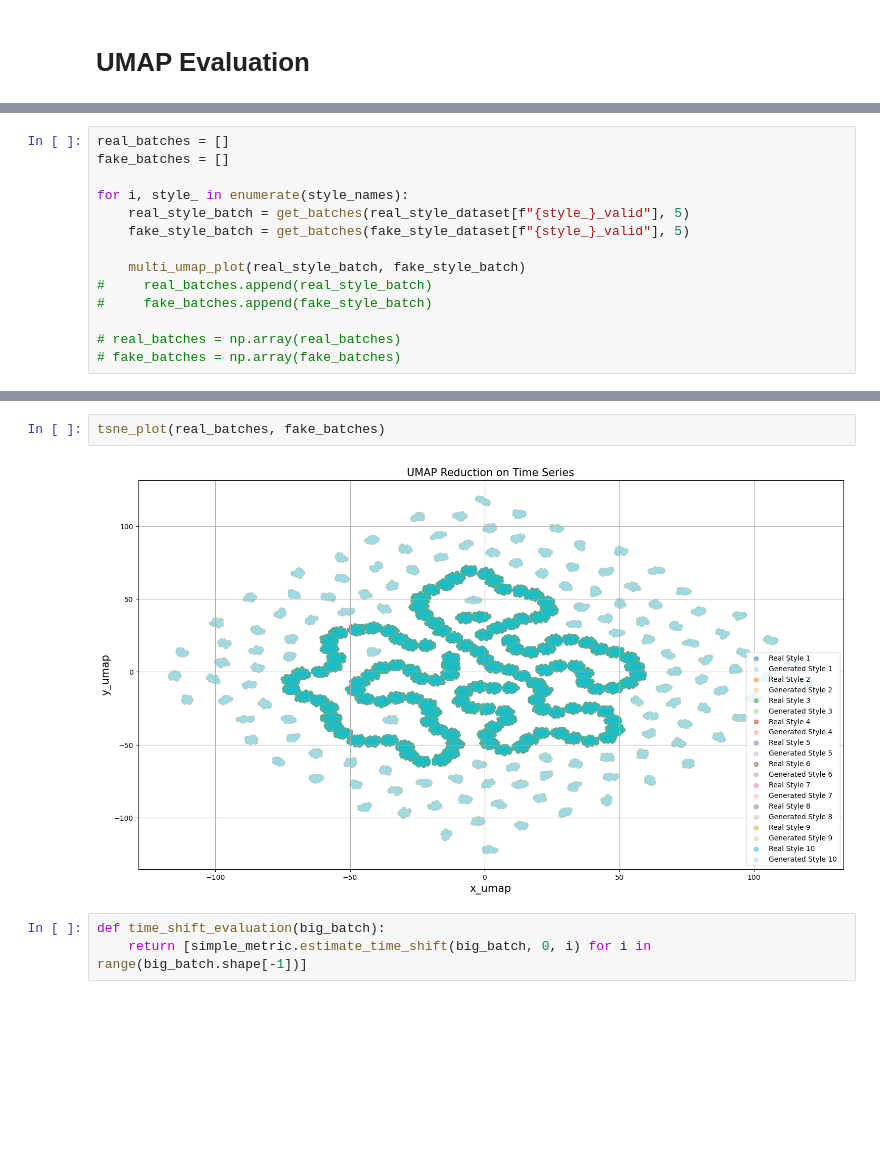
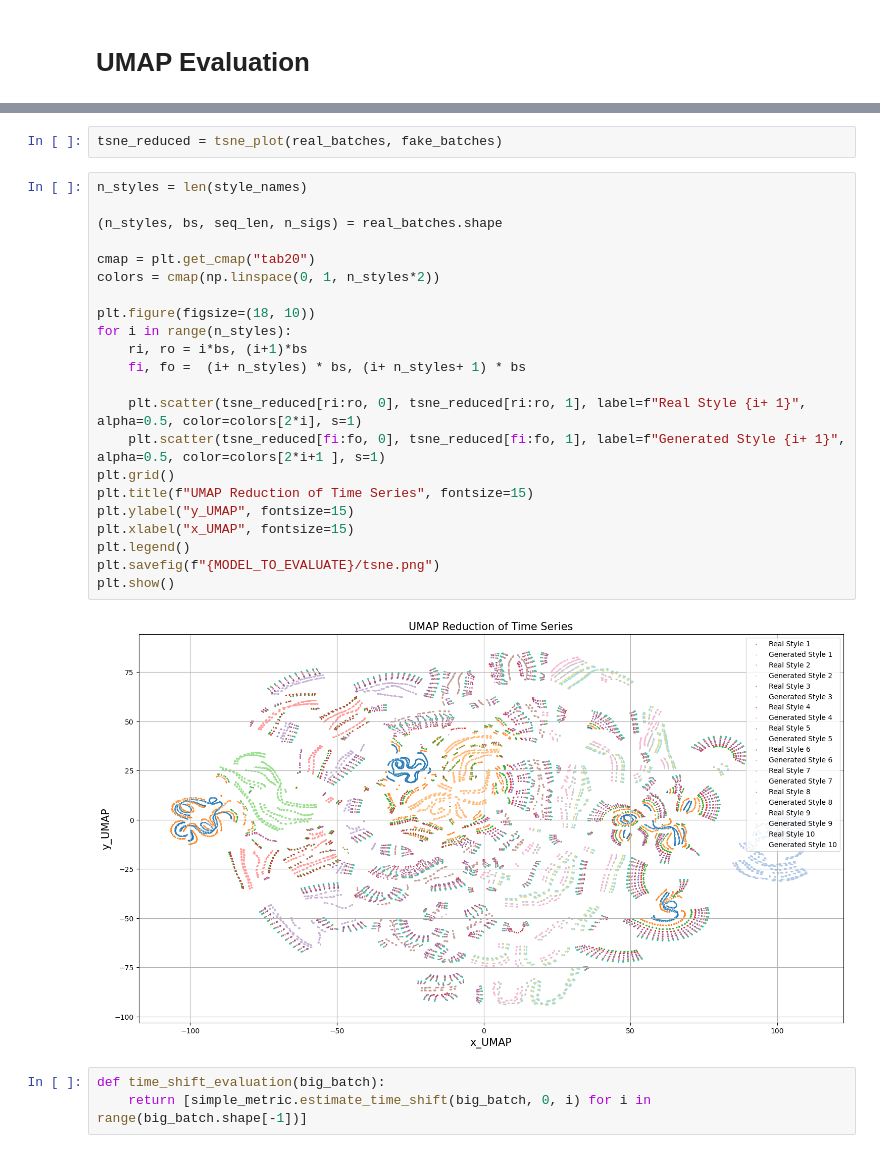
Before and after one commit to Henri-Hoyez/TimeSeriesStyleTransfer, a Jupyter notebook: eval_multistyle.ipynb, the cells around one changed output, grey strips where cells are left out. Saved outputs shown, nothing was run; the diff lists cells and outputs as text; blank space fills up the shorter version.

```diff
--- a/eval_multistyle.ipynb
+++ b/eval_multistyle.ipynb
@@ -301,14 +432,0 @@ def multi_umap_plot(real_styles, gen_styles):
-# %%
-real_batches = []
-fake_batches = []
-
-for i, style_ in enumerate(style_names):
-    real_style_batch = get_batches(real_style_dataset[f"{style_}_valid"], 5)
-    fake_style_batch = get_batches(fake_style_dataset[f"{style_}_valid"], 5)
-
-    multi_umap_plot(real_style_batch, fake_style_batch)
-#     real_batches.append(real_style_batch)
-#     fake_batches.append(fake_style_batch)
-
-# real_batches = np.array(real_batches)
-# fake_batches = np.array(fake_batches)
@@ -352,7 +452,29 @@ def tsne_plot(real_styles, gen_styles):
 # %%
-tsne_plot(real_batches, fake_batches)
+tsne_reduced = tsne_plot(real_batches, fake_batches)
-# %% [output]
-[figure, removed]
+# %%
+n_styles = len(style_names)
+
+(n_styles, bs, seq_len, n_sigs) = real_batches.shape
+
+cmap = plt.get_cmap("tab20")
+colors = cmap(np.linspace(0, 1, n_styles*2))
+
+plt.figure(figsize=(18, 10))
+for i in range(n_styles):
+    ri, ro = i*bs, (i+1)*bs
+    fi, fo =  (i+ n_styles) * bs, (i+ n_styles+ 1) * bs
+
+    plt.scatter(tsne_reduced[ri:ro, 0], tsne_reduced[ri:ro, 1], label=f"Real Style {i+ 1}", alpha=0.5, color=colors[2*i], s=1)
+    plt.scatter(tsne_reduced[fi:fo, 0], tsne_reduced[fi:fo, 1], label=f"Generated Style {i+ 1}", alpha=0.5, color=colors[2*i+1 ], s=1)
+plt.grid()
+plt.title(f"UMAP Reduction of Time Series", fontsize=15)
+plt.ylabel("y_UMAP", fontsize=15)
+plt.xlabel("x_UMAP", fontsize=15)
+plt.legend()
+plt.savefig(f"{MODEL_TO_EVALUATE}/tsne.png")
+plt.show()
+# %% [output]
+[figure, added]
 # %%
 def time_shift_evaluation(big_batch):
     return [simple_metric.estimate_time_shift(big_batch, 0, i) for i in range(big_batch.shape[-1])]
```
Also changed, not shown: parts of 19 cells of this notebook, 13 other files.
